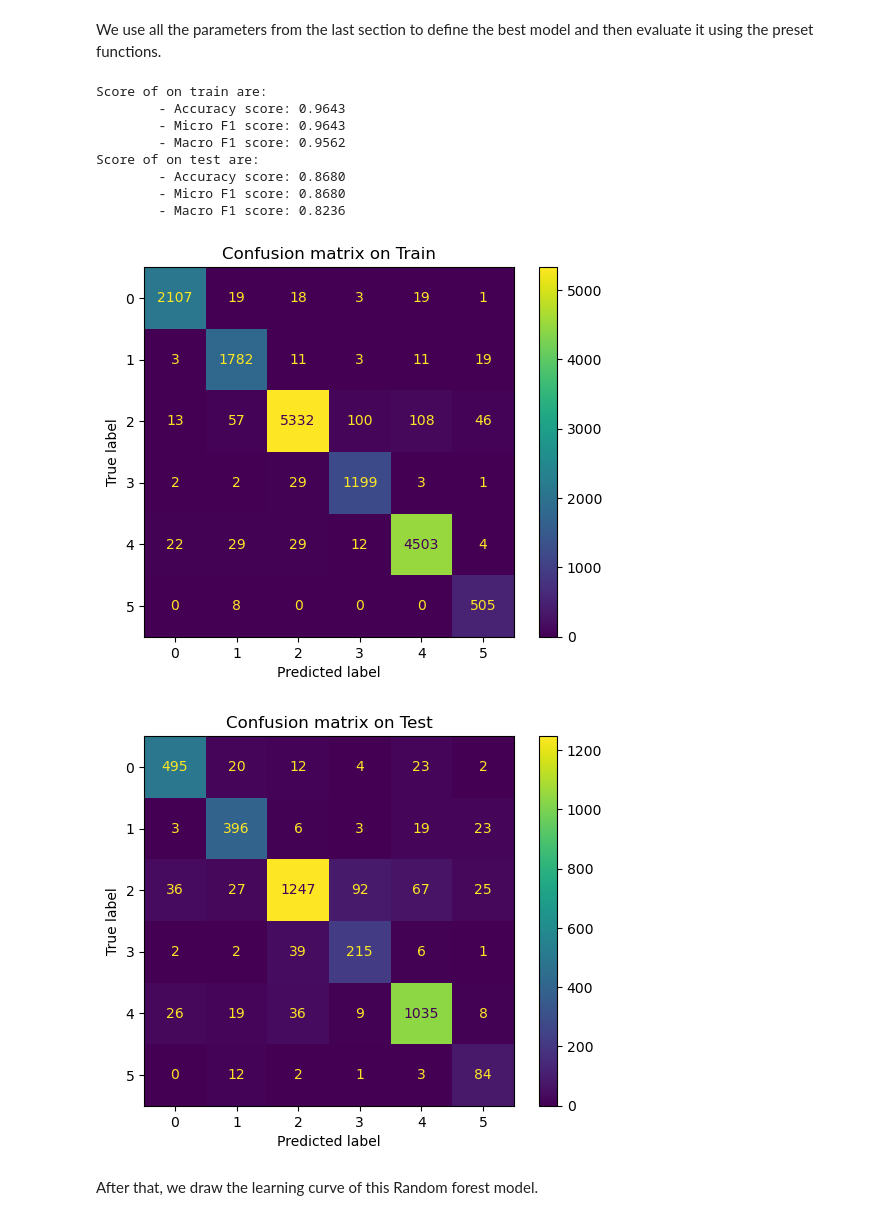
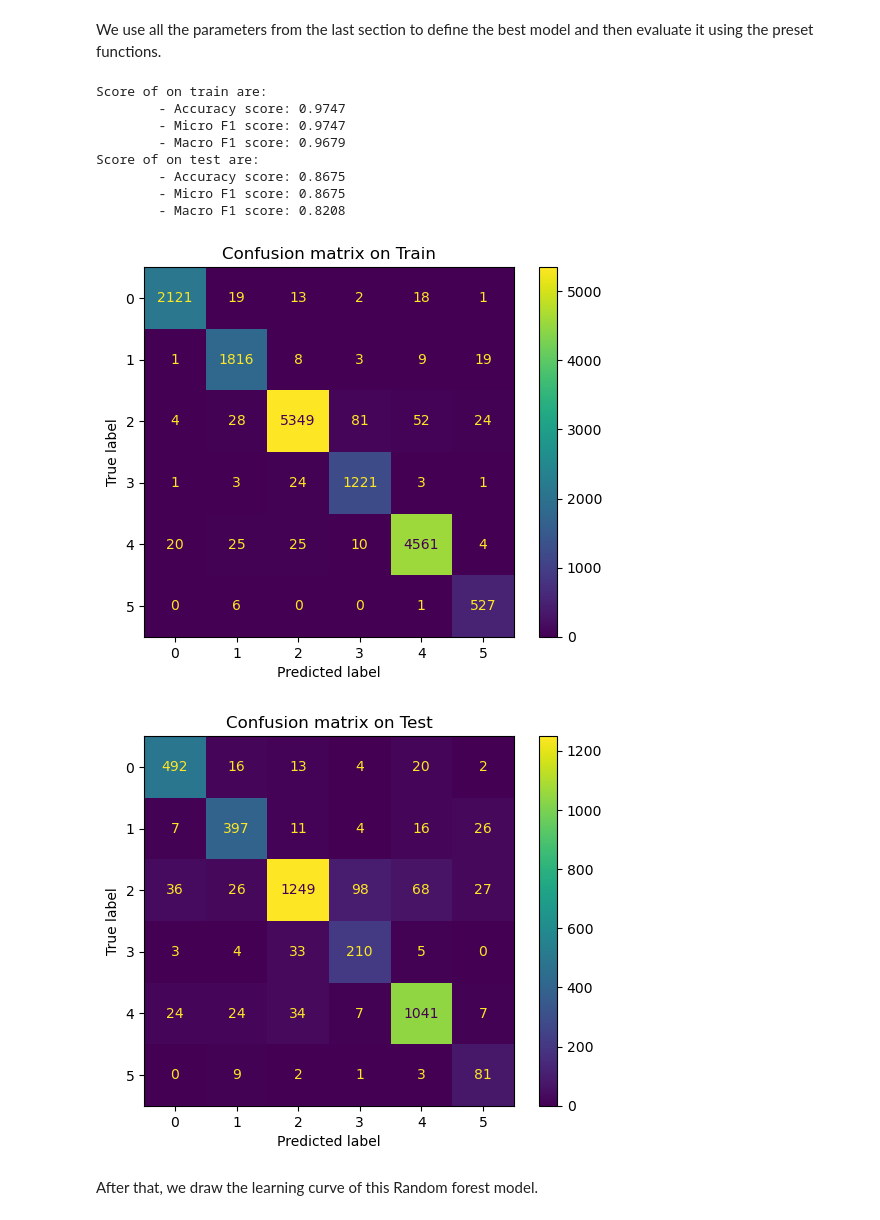
Before and after one commit to auphong2707/emotion-dectection-from-text, a Jupyter notebook: Random Forest.ipynb, the cells around one changed output. Cells and saved outputs as stored; diff of their text form; code cells hidden in the pictures.

```diff
--- a/Random Forest.ipynb
+++ b/Random Forest.ipynb
@@ -32,8 +32,8 @@ y_train, y_test = load_processed_data('output')
 # %% [markdown]
 At first, we choose the dataset to be used for training and testing the model.
 # %%
-X_train = X_train_bow_L1
-X_test = X_test_bow_L1
+X_train = X_train_tfidf_L1
+X_test = X_test_tfidf_L1
 # %% [markdown]
 # Basic training
 # %% [markdown]
@@ -313,6 +312,6 @@ dict_param = {
     'max_features': np.asarray([50, 100, 200]),
 }
 
-grid_search = GridSearchCV(RandomForestClassifier(), dict_param, cv = 5, n_jobs=5)
+grid_search = GridSearchCV(RandomForestClassifier(n_estimators=256), dict_param, cv = 5, n_jobs=5)
 grid_search.fit(X_train, y_train)
 # %% [output]
@@ -349,21 +349,22 @@ RandomForestClassifier(max_depth=1000, max_features=100, min_samples_split=25) 0
 # %% [markdown]
 We use all the parameters from the last section to define the best model and then evaluate it using the preset functions.
 # %%
-best_rf_model = RandomForestClassifier(max_depth=1000, max_features=100, min_samples_split=25)
+best_rf_model = RandomForestClassifier(max_depth=2000, max_features=100, min_samples_split=25,
+                       n_estimators=256)
 best_rf_model.fit(X_train, y_train)
 
 evaluate_model(best_rf_model, X_train, X_test, y_train, y_test, include_training=True)
 # %% [output]
 Score of on train are:
-        - Accuracy score: 0.9643
-        - Micro F1 score: 0.9643
-        - Macro F1 score: 0.9562
+        - Accuracy score: 0.9747
+        - Micro F1 score: 0.9747
+        - Macro F1 score: 0.9679
 Score of on test are:
-        - Accuracy score: 0.8680
-        - Micro F1 score: 0.8680
-        - Macro F1 score: 0.8236
+        - Accuracy score: 0.8675
+        - Micro F1 score: 0.8675
+        - Macro F1 score: 0.8208
-[figure, old version]
+[figure, new version]
-[figure, old version]
+[figure, new version]
 # %% [markdown]
 After that, we draw the learning curve of this Random forest model.
 # %%
```
Also changed, not shown: parts of 13 cells of this notebook, 3 other files.
